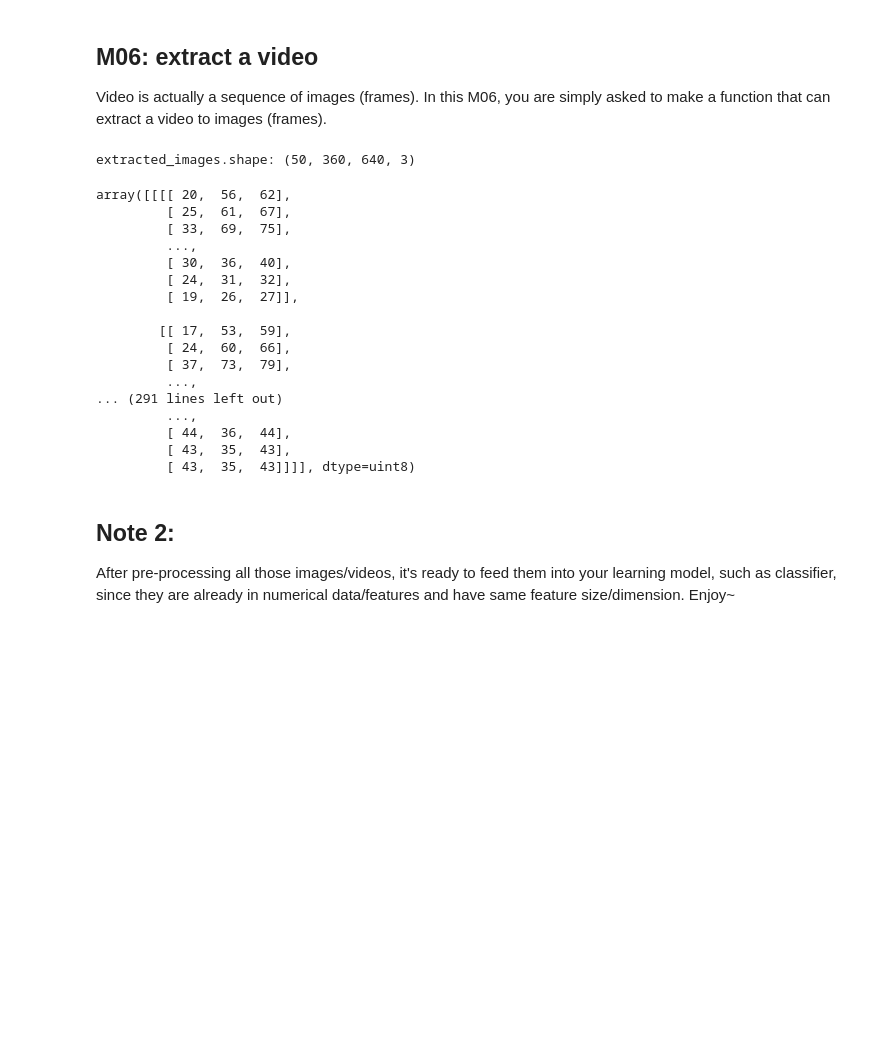
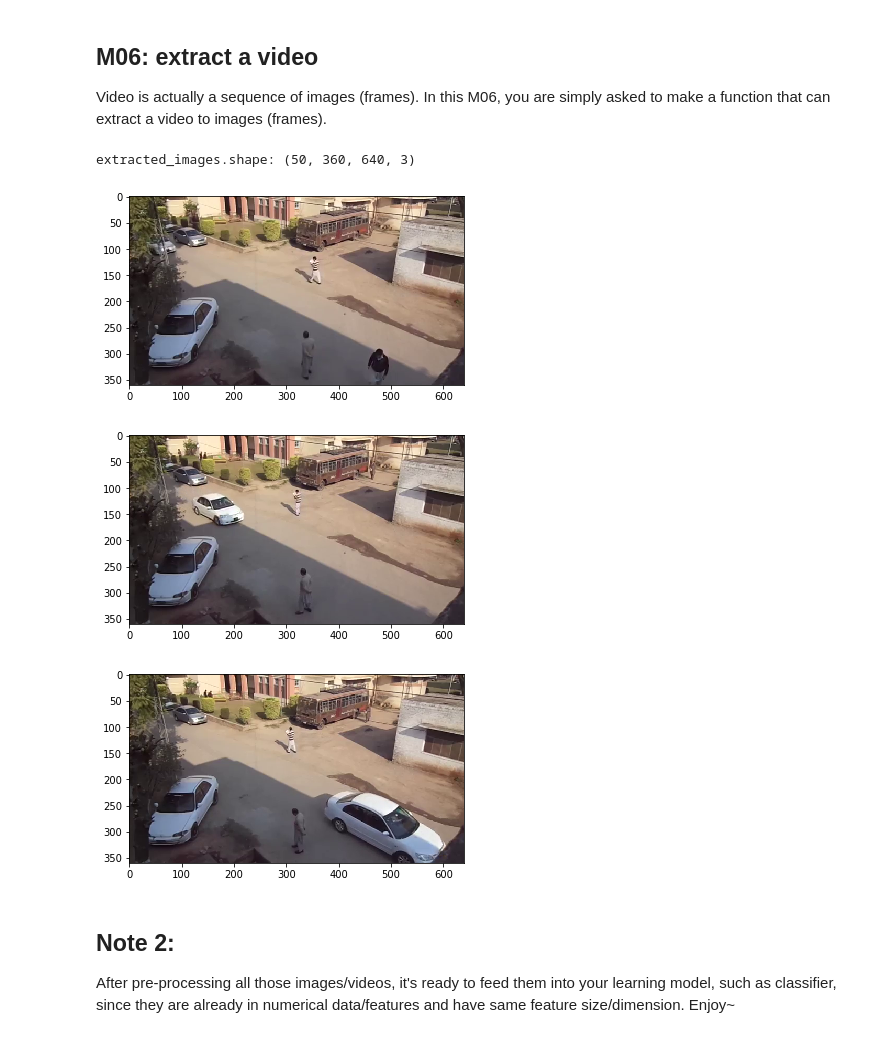
Before and after one commit to Kumaken/data-science-and-data-mining, a Jupyter notebook: Hands-ons/W4/H4/W04_13517068_Abel_Stanley.ipynb, the cells around one changed output. Cells and saved outputs as stored; diff of their text form; code cells hidden in the pictures; blank space fills up the shorter version.

Commit message:
fixed video extraction milestone to now show 1st, 25th, and 50th frames

```diff
--- a/Hands-ons/W4/H4/W04_13517068_Abel_Stanley.ipynb
+++ b/Hands-ons/W4/H4/W04_13517068_Abel_Stanley.ipynb
@@ -315,51 +315,40 @@ def extract_video(video_input):
     a. extracted_images: 4D numpy array with the size of
                          (50, video_height=360, video_width=640, 3),
                          meaning that you are asked only to extract
                          first 50 frames of the video.
     Task:
     a. show the 1st, 25th and 50th image frames you extract from the given video.
 
     HINT: use "cv2.VideoCapture" and ".read()" API for this M06.
     '''
     extracted_images = []
     vidcap = cv2.VideoCapture(video_input)
 
     i=0
     while (vidcap.isOpened() and i<50):
         success,image = vidcap.read()
         if success == False:
             break
         cv2.imwrite("/video-frames/frame%d.jpg" % i, image)     # save frame as JPEG file
         success,image = vidcap.read()
         i += 1
         extracted_images.append(image)
 
     vidcap.release()
     cv2.destroyAllWindows()
     extracted_images = np.array(extracted_images)
     print("extracted_images.shape:", extracted_images.shape)
     return extracted_images
 
-extract_video('video01.mp4')
+extracted_frames = extract_video('video01.mp4')
+show_image(extracted_frames[0])
+show_image(extracted_frames[24])
+show_image(extracted_frames[49])
 # %% [output]
 extracted_images.shape: (50, 360, 640, 3)
-array([[[[ 20,  56,  62],
-         [ 25,  61,  67],
-         [ 33,  69,  75],
-         ...,
-         [ 30,  36,  40],
-         [ 24,  31,  32],
-         [ 19,  26,  27]],
-
-        [[ 17,  53,  59],
-         [ 24,  60,  66],
-         [ 37,  73,  79],
-         ...,
-... (291 lines left out)
-         ...,
-         [ 44,  36,  44],
-         [ 43,  35,  43],
-         [ 43,  35,  43]]]], dtype=uint8)
+[figure, added]
+[figure, added]
+[figure, added]
 # %% [markdown]
 ## Note 2:
 
```
